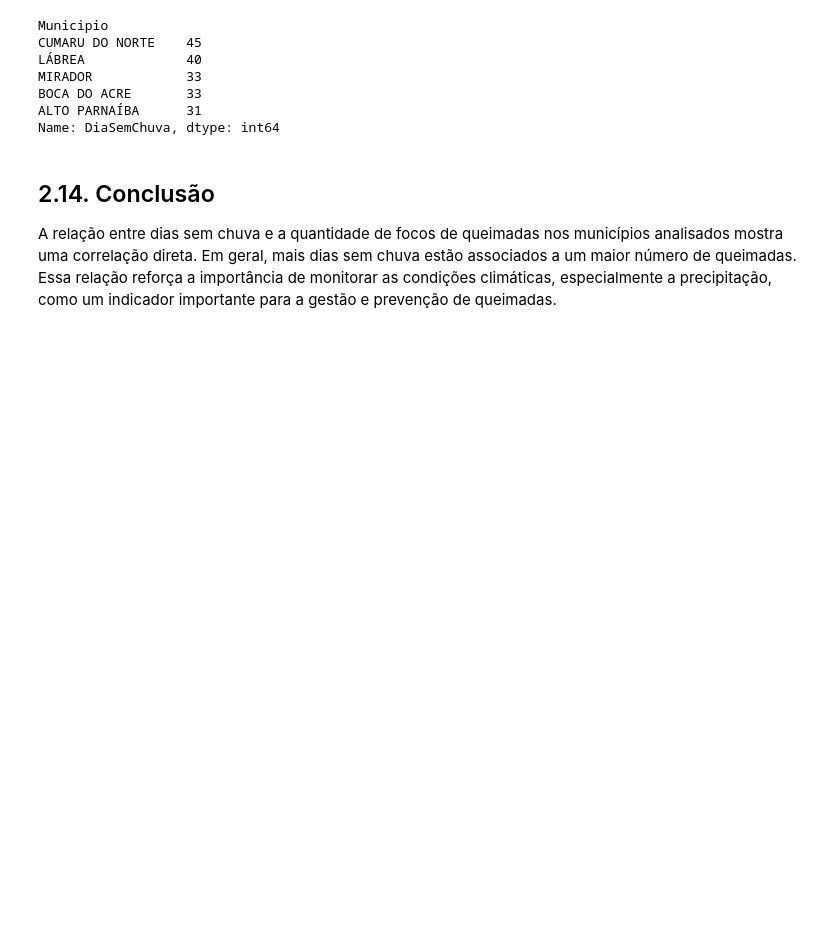
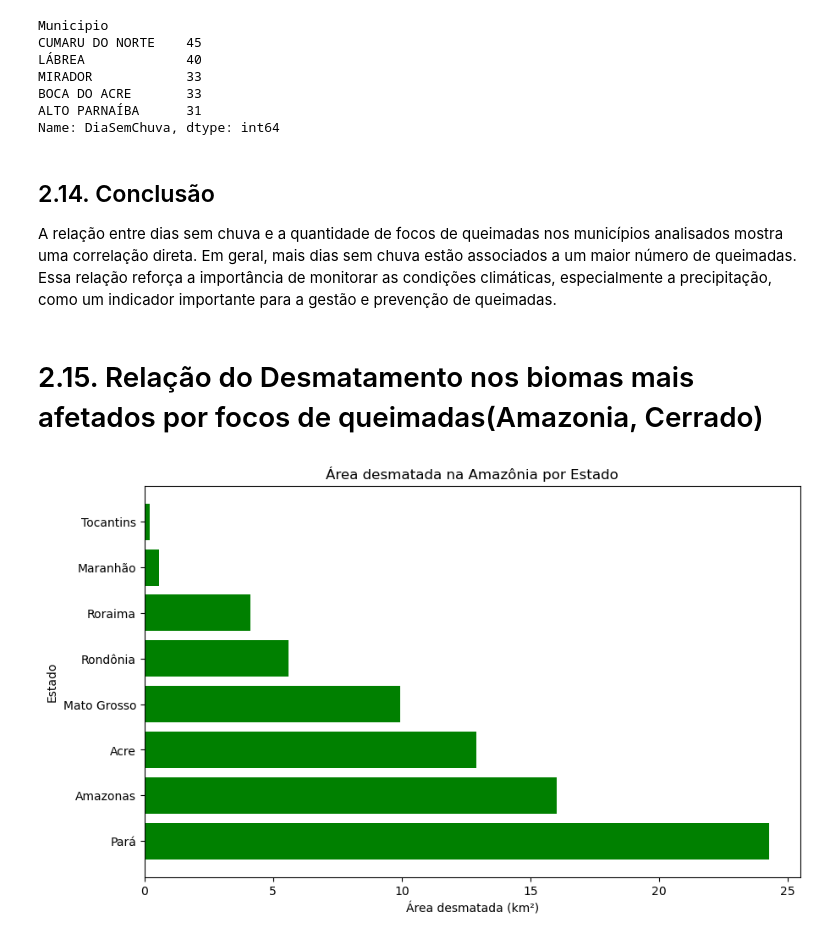
Before and after one commit to LuanCGN/Analise-Queimadas-Brasil-2024, a Jupyter notebook: Analise-Queimadas-e-desmatamento-Brasil.ipynb, the cells around one changed output. Drawn from its saved outputs; the diff is of its cells as text; code cells hidden in the pictures; blank space fills up the shorter version.

```diff
--- a/Analise-Queimadas-e-desmatamento-Brasil.ipynb
+++ b/Analise-Queimadas-e-desmatamento-Brasil.ipynb
@@ -448,3 +488,23 @@ Name: DiaSemChuva, dtype: int64
 # %% [markdown]
 <h2>2.14. Conclusão</h2>
     <p>A relação entre dias sem chuva e a quantidade de focos de queimadas nos municípios analisados mostra uma correlação direta. Em geral, mais dias sem chuva estão associados a um maior número de queimadas. Essa relação reforça a importância de monitorar as condições climáticas, especialmente a precipitação, como um indicador importante para a gestão e prevenção de queimadas.</p>
+# %% [markdown]
+<h1>2.15. Relação do Desmatamento nos biomas mais afetados por focos de queimadas(Amazonia, Cerrado) </h1>
+# %%
+df_desmatamento = pd.read_csv('Amazônia_Estado.csv', delimiter=',')
+# %%
+# Separar as colunas corretamente
+df_desmatamento.columns = df_desmatamento.columns.str.strip()
+# %%
+# Remover a coluna 'FID' e manter as colunas necessárias
+df_desmatamento = df_desmatamento[['name', 'percentage', 'area']]
+# %%
+# Configurar o gráfico de barras para a área desmatada por estado
+plt.figure(figsize=(10, 6))
+plt.barh(df_desmatamento['name'], df_desmatamento['area'], color='green')
+plt.xlabel('Área desmatada (km²)')
+plt.ylabel('Estado')
+plt.title('Área desmatada na Amazônia por Estado')
+plt.show()
+# %% [output]
+[figure, added]
```
Also changed, not shown: parts of 6 cells of this notebook, 4 other files.
